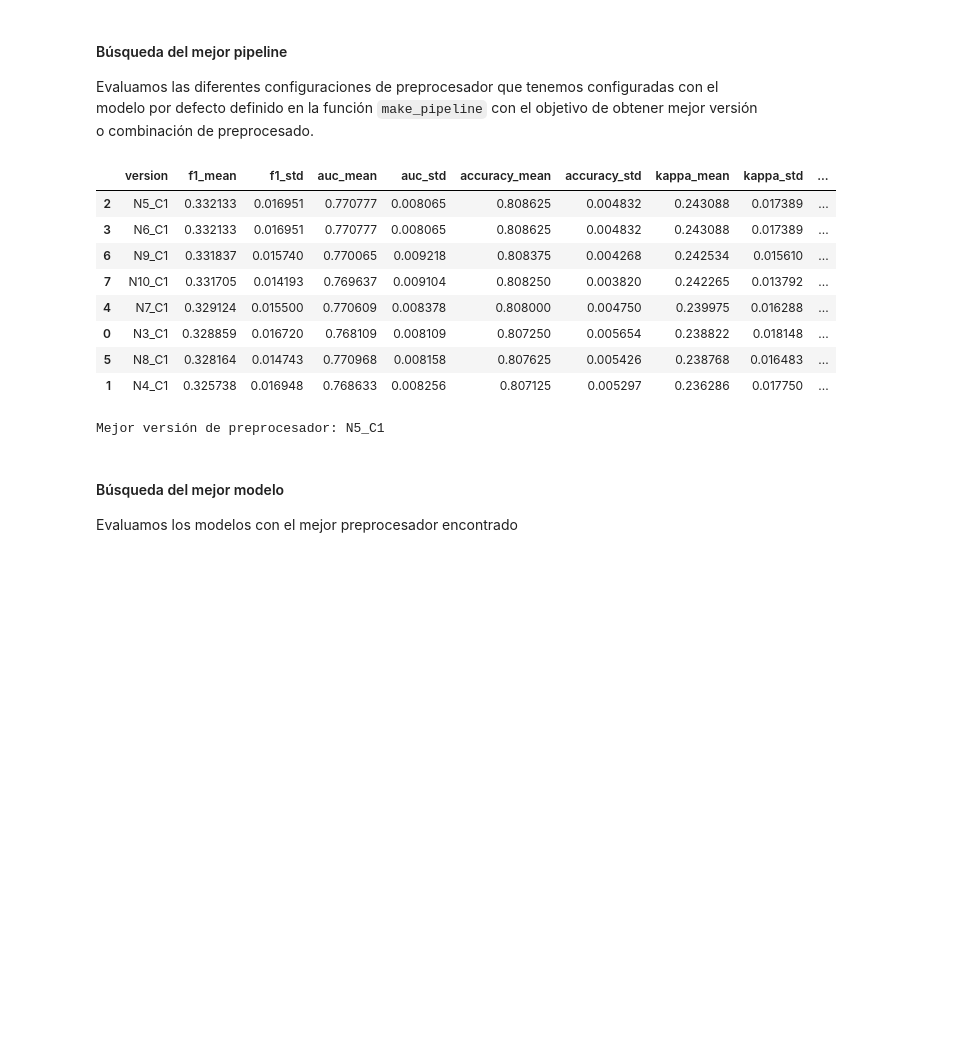
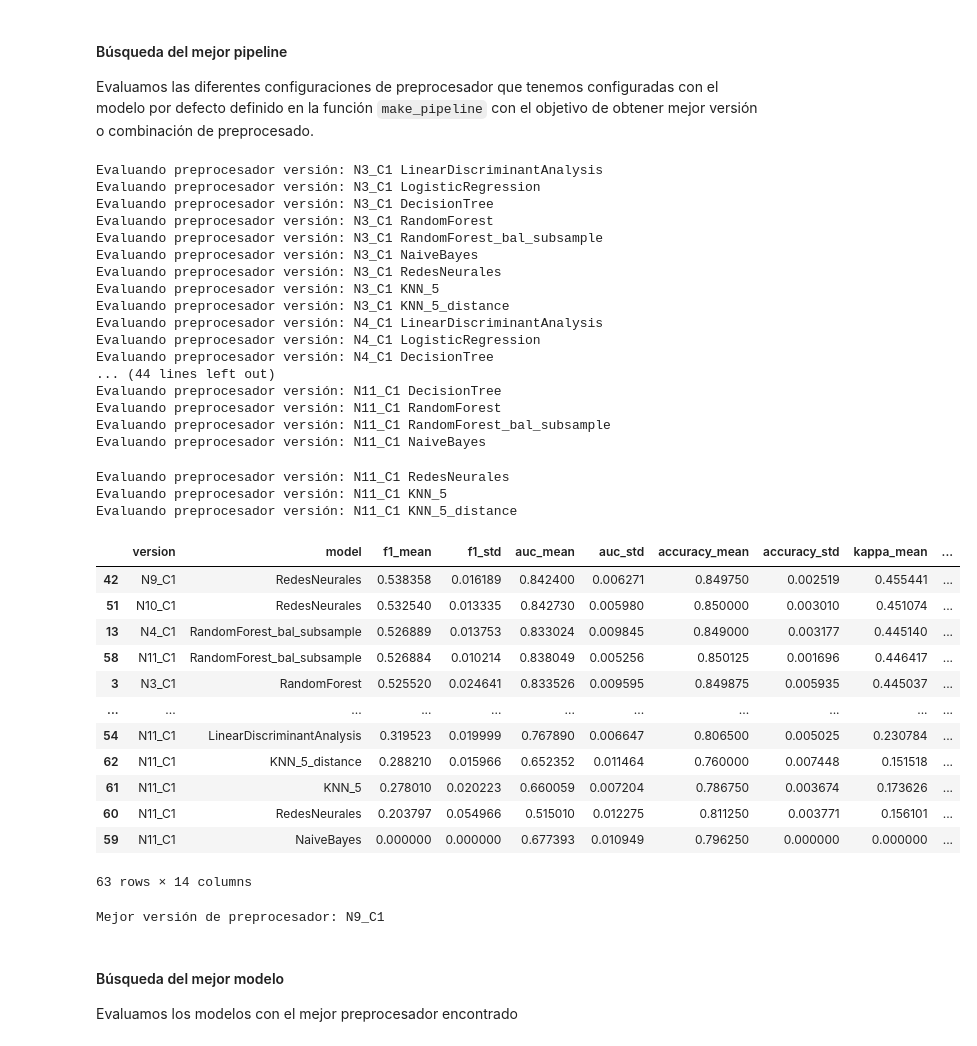
Before and after one commit to vidaldominguez/cdaa-customer-churn, a Jupyter notebook: customer_churn.ipynb, the cells around one changed output. Drawn from its saved outputs; the diff is of its cells as text; code cells hidden in the pictures; blank space fills up the shorter version.

Commit message:
update Añadir imputación basada en distribucion

```diff
--- a/customer_churn.ipynb
+++ b/customer_churn.ipynb
@@ -319,6 +380,9 @@ def benchmark_models_with_fixed_preprocess(X: pd.DataFrame, y: pd.Series, models
 A partir de aquí comenzamos la evaluación de los distintos preprocesadores que se han configurado en la función `make_preprocesor` y modelos, configurador `benchmark_models_with_fixed_preprocess`
 # %%
 # Experimentos: combinaciones de preprocesamiento a probar
+
+from xgboost import XGBClassifier
+
 
 EXPERIMENTS = [
     #"N1_C0",  # num only (simple imputer mediana)
@@ -328,11 +392,12 @@ EXPERIMENTS = [
     "N4_C1",  # num (robust scaler) + cat (onehot) sin surname
     "N5_C1",  # num (KNN imputer 5 vecinos) + cat (onehot) sin surname
     "N6_C1",  # num (KNN imputer + robust scaler) + cat (onehot) sin surname
-    "N7_C1",  # num (KNN imputer + robust scaler) + cat (onehot) sin surname
-    "N8_C1",  # num (KNN imputer 9 vecinos) + cat (onehot) sin surname
+    #"N7_C1",  # num (KNN imputer + robust scaler) + cat (onehot) sin surname
+    #"N8_C1",  # num (KNN imputer 9 vecinos) + cat (onehot) sin surname
     # No mejora -> Volvemos a la base N5_C1
     "N9_C1",  # num (KNN imputer 5 vecinos + indicador) + cat (onehot) sin surname
     "N10_C1",  # num (KNN imputer 5 vecinos + indicador + pesos distancia) + cat (onehot) sin surname
+    "N11_C1",  # num (imputación por variable según distribución + RandomSampleImputer) + cat (surname imputación unknown + onehot)
 ]
 
 # Modelos a probar
@@ -347,8 +412,10 @@ models = {
                                            class_weight="balanced",n_jobs=-1,),
     "RandomForest_bal_subsample": RandomForestClassifier(n_estimators=400,random_state=RANDOM_STATE,
                                            class_weight="balanced_subsample",n_jobs=-1,),
+    # Otros modelos
     "NaiveBayes": GaussianNB(),
-    "RedesNeurales": MLPClassifier(hidden_layer_sizes=(50,30), max_iter=1000, random_state=RANDOM_STATE),
+    "RedesNeurales": MLPClassifier(hidden_layer_sizes=(50,30), max_iter=1000, random_state=RANDOM_STATE,
+                                   activation='relu',solver='adam',early_stopping=True),
     "KNN_5": KNeighborsClassifier(n_neighbors=5, n_jobs=-1,),
     "KNN_5_distance": KNeighborsClassifier(n_neighbors=5, weights='distance', n_jobs=-1),
 
@@ -361,27 +428,53 @@ Evaluamos las diferentes configuraciones de preprocesador que tenemos configurad
 # %%
 preprocesors_results = []
 for experiment_version in EXPERIMENTS:
-    best_preprocesor = make_preprocessor(train_df, experiment_version,NUM_FEATURES,CAT_FEATURES)
-    pipe = make_pipeline(best_preprocesor) # Construimos el pipeline con el modelo por defecto
+    best_preprocesor = make_preprocessor(train_df, experiment_version)
+
+    pipe = make_pipeline(best_preprocesor)
+    print("Evaluando preprocesador versión:", experiment_version)
     cv_metrics = evaluate_pipeline(pipe, X_train, y_train , n_splits=5)
     preprocesors_results.append({"version": experiment_version, **cv_metrics})
-    #print(experiment_version, metrics)
+    #print(experiment_version, cv_metrics)
 
 results_df = pd.DataFrame(preprocesors_results).sort_values("f1_mean", ascending=False)
 display(results_df)
 best_preprocesor_version = results_df.iloc[0]["version"]
 print("Mejor versión de preprocesador:", best_preprocesor_version)
 # %% [output]
+Evaluando preprocesador versión: N3_C1 LinearDiscriminantAnalysis
+Evaluando preprocesador versión: N3_C1 LogisticRegression
+Evaluando preprocesador versión: N3_C1 DecisionTree
+Evaluando preprocesador versión: N3_C1 RandomForest
+Evaluando preprocesador versión: N3_C1 RandomForest_bal_subsample
+Evaluando preprocesador versión: N3_C1 NaiveBayes
+Evaluando preprocesador versión: N3_C1 RedesNeurales
+Evaluando preprocesador versión: N3_C1 KNN_5
+Evaluando preprocesador versión: N3_C1 KNN_5_distance
+Evaluando preprocesador versión: N4_C1 LinearDiscriminantAnalysis
+Evaluando preprocesador versión: N4_C1 LogisticRegression
+Evaluando preprocesador versión: N4_C1 DecisionTree
+... (44 lines left out)
+Evaluando preprocesador versión: N11_C1 DecisionTree
+Evaluando preprocesador versión: N11_C1 RandomForest
+Evaluando preprocesador versión: N11_C1 RandomForest_bal_subsample
+Evaluando preprocesador versión: N11_C1 NaiveBayes
+Evaluando preprocesador versión: N11_C1 RedesNeurales
+Evaluando preprocesador versión: N11_C1 KNN_5
+Evaluando preprocesador versión: N11_C1 KNN_5_distance
-|  | version | f1_mean | f1_std | auc_mean | auc_std | accuracy_mean | accuracy_std | kappa_mean | kappa_std | ... |
-| 2 | N5_C1 | 0.332133 | 0.016951 | 0.770777 | 0.008065 | 0.808625 | 0.004832 | 0.243088 | 0.017389 | ... |
-| 3 | N6_C1 | 0.332133 | 0.016951 | 0.770777 | 0.008065 | 0.808625 | 0.004832 | 0.243088 | 0.017389 | ... |
-| 6 | N9_C1 | 0.331837 | 0.015740 | 0.770065 | 0.009218 | 0.808375 | 0.004268 | 0.242534 | 0.015610 | ... |
-| 7 | N10_C1 | 0.331705 | 0.014193 | 0.769637 | 0.009104 | 0.808250 | 0.003820 | 0.242265 | 0.013792 | ... |
-| 4 | N7_C1 | 0.329124 | 0.015500 | 0.770609 | 0.008378 | 0.808000 | 0.004750 | 0.239975 | 0.016288 | ... |
-| 0 | N3_C1 | 0.328859 | 0.016720 | 0.768109 | 0.008109 | 0.807250 | 0.005654 | 0.238822 | 0.018148 | ... |
-| 5 | N8_C1 | 0.328164 | 0.014743 | 0.770968 | 0.008158 | 0.807625 | 0.005426 | 0.238768 | 0.016483 | ... |
-| 1 | N4_C1 | 0.325738 | 0.016948 | 0.768633 | 0.008256 | 0.807125 | 0.005297 | 0.236286 | 0.017750 | ... |
+|  | version | model | f1_mean | f1_std | auc_mean | auc_std | accuracy_mean | accuracy_std | kappa_mean | ... |
+| 42 | N9_C1 | RedesNeurales | 0.538358 | 0.016189 | 0.842400 | 0.006271 | 0.849750 | 0.002519 | 0.455441 | ... |
+| 51 | N10_C1 | RedesNeurales | 0.532540 | 0.013335 | 0.842730 | 0.005980 | 0.850000 | 0.003010 | 0.451074 | ... |
+| 13 | N4_C1 | RandomForest_bal_subsample | 0.526889 | 0.013753 | 0.833024 | 0.009845 | 0.849000 | 0.003177 | 0.445140 | ... |
+| 58 | N11_C1 | RandomForest_bal_subsample | 0.526884 | 0.010214 | 0.838049 | 0.005256 | 0.850125 | 0.001696 | 0.446417 | ... |
+| 3 | N3_C1 | RandomForest | 0.525520 | 0.024641 | 0.833526 | 0.009595 | 0.849875 | 0.005935 | 0.445037 | ... |
+| ... | ... | ... | ... | ... | ... | ... | ... | ... | ... | ... |
+| 54 | N11_C1 | LinearDiscriminantAnalysis | 0.319523 | 0.019999 | 0.767890 | 0.006647 | 0.806500 | 0.005025 | 0.230784 | ... |
+| 62 | N11_C1 | KNN_5_distance | 0.288210 | 0.015966 | 0.652352 | 0.011464 | 0.760000 | 0.007448 | 0.151518 | ... |
+| 61 | N11_C1 | KNN_5 | 0.278010 | 0.020223 | 0.660059 | 0.007204 | 0.786750 | 0.003674 | 0.173626 | ... |
+| 60 | N11_C1 | RedesNeurales | 0.203797 | 0.054966 | 0.515010 | 0.012275 | 0.811250 | 0.003771 | 0.156101 | ... |
+| 59 | N11_C1 | NaiveBayes | 0.000000 | 0.000000 | 0.677393 | 0.010949 | 0.796250 | 0.000000 | 0.000000 | ... |
-Mejor versión de preprocesador: N5_C1
+63 rows × 14 columns
+Mejor versión de preprocesador: N9_C1
 # %% [markdown]
 #### Búsqueda del mejor modelo
 
```
Also changed, not shown: parts of 6 cells of this notebook.
